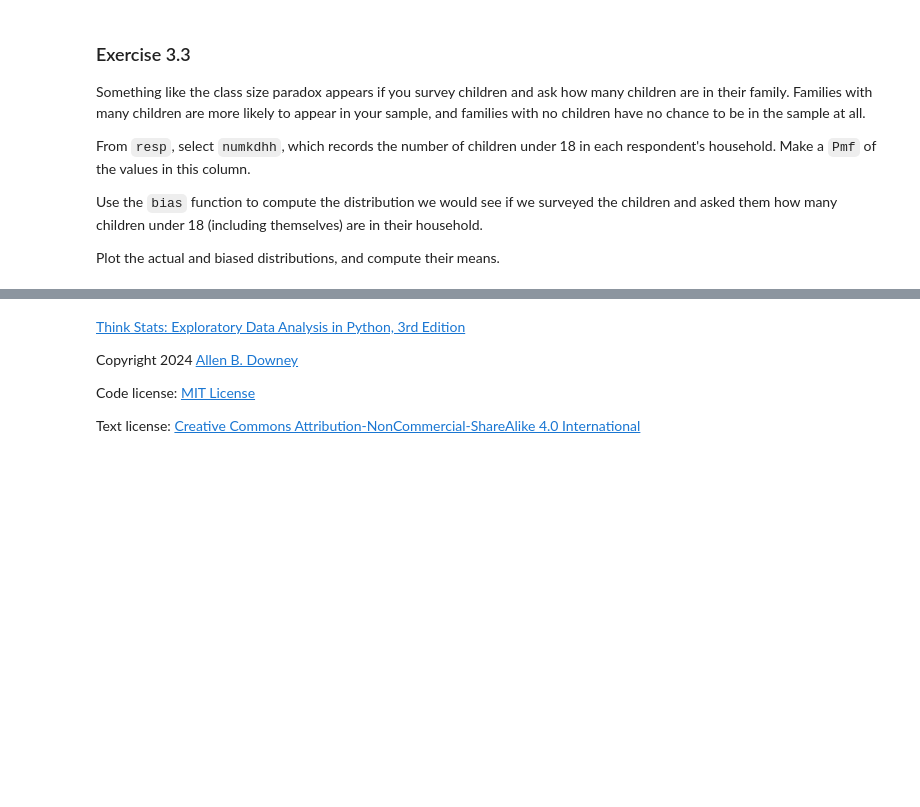
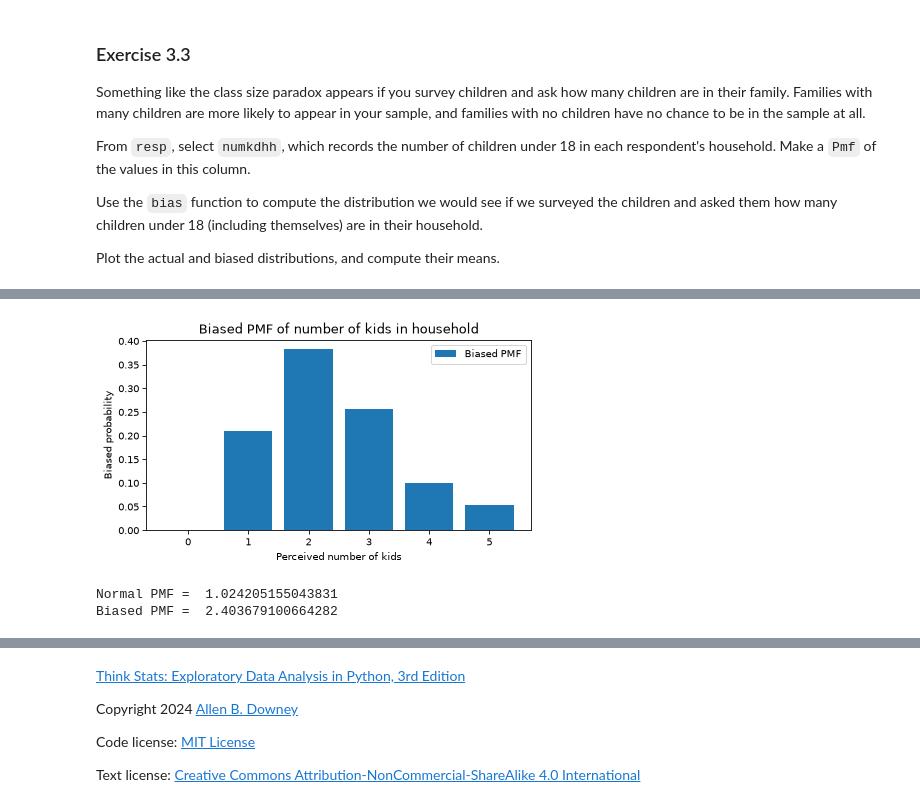
Before and after one commit to duukv/ThinkStatsV3, a Jupyter notebook: ThinkStats/nb/chap03.ipynb, the cells around one changed output, grey strips where cells are left out. Cells and saved outputs as stored; diff of their text form; code cells hidden in the pictures; blank space fills up the shorter version.

```diff
--- a/ThinkStats/nb/chap03.ipynb
+++ b/ThinkStats/nb/chap03.ipynb
@@ -431,4 +587,18 @@ Plot the actual and biased distributions, and compute their means.
 # %%
 # Solution goes here
+biased_pmf_number_kids_houshold = bias(pmf_number_kids_houshold, name="Biased PMF")
+biased_pmf_number_kids_houshold.bar()
+decorate(
+    title = "Biased PMF of number of kids in household",
+    xlabel = "Perceived number of kids",
+    ylabel = "Biased probability"
+)
+# %% [output]
+[figure, added]
 # %%
 # Solution goes here
+print("Normal PMF = ", pmf_number_kids_houshold.mean())
+print("Biased PMF = ", biased_pmf_number_kids_houshold.mean())
+# %% [output]
+Normal PMF =  1.024205155043831
+Biased PMF =  2.403679100664282
```
Also changed, not shown: parts of 47 cells of this notebook, 1 other file.
